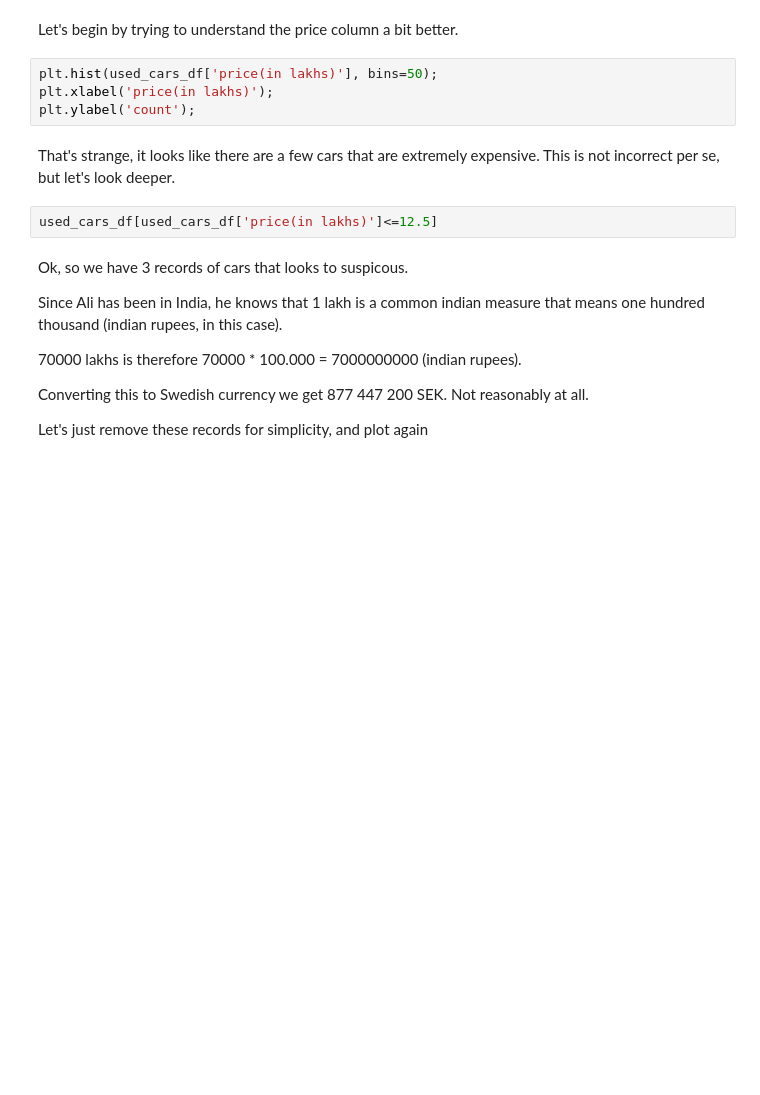
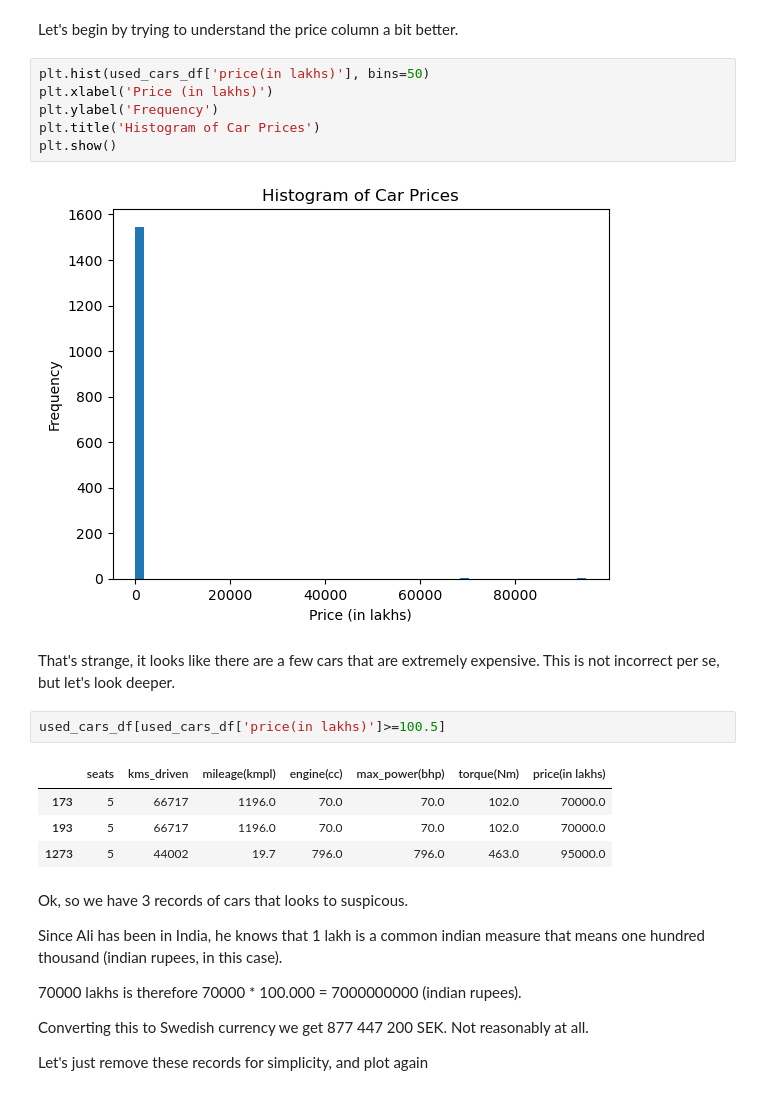
Before and after one commit to aleylani/Machine-Learning-AI24, a Jupyter notebook: notebooks/week2_lab01_sklearn_simple_polynomial_regression.ipynb, the cells around one changed output. Cells and saved outputs as stored; diff of their text form; blank space fills up the shorter version.

```diff
--- a/notebooks/week2_lab01_sklearn_simple_polynomial_regression.ipynb
+++ b/notebooks/week2_lab01_sklearn_simple_polynomial_regression.ipynb
@@ -71,13 +139,22 @@ Crap in data is very common in real life.
 # %% [markdown]
 Let's begin by trying to understand the price column a bit better.
 # %%
-plt.hist(used_cars_df['price(in lakhs)'], bins=50);
-plt.xlabel('price(in lakhs)');
-plt.ylabel('count');
+plt.hist(used_cars_df['price(in lakhs)'], bins=50)
+plt.xlabel('Price (in lakhs)')
+plt.ylabel('Frequency')
+plt.title('Histogram of Car Prices')
+plt.show()
+# %% [output]
+[figure, added]
 # %% [markdown]
 That's strange, it looks like there are a few cars that are extremely expensive. This is not incorrect per se, but let's look deeper.
 # %%
-used_cars_df[used_cars_df['price(in lakhs)']<=12.5]
+used_cars_df[used_cars_df['price(in lakhs)']>=100.5]
+# %% [output]
+|  | seats | kms_driven | mileage(kmpl) | engine(cc) | max_power(bhp) | torque(Nm) | price(in lakhs) |
+| 173 | 5 | 66717 | 1196.0 | 70.0 | 70.0 | 102.0 | 70000.0 |
+| 193 | 5 | 66717 | 1196.0 | 70.0 | 70.0 | 102.0 | 70000.0 |
+| 1273 | 5 | 44002 | 19.7 | 796.0 | 796.0 | 463.0 | 95000.0 |
 # %% [markdown]
 Ok, so we have 3 records of cars that looks to suspicous.
 
```
Also changed, not shown: parts of 30 cells of this notebook.
